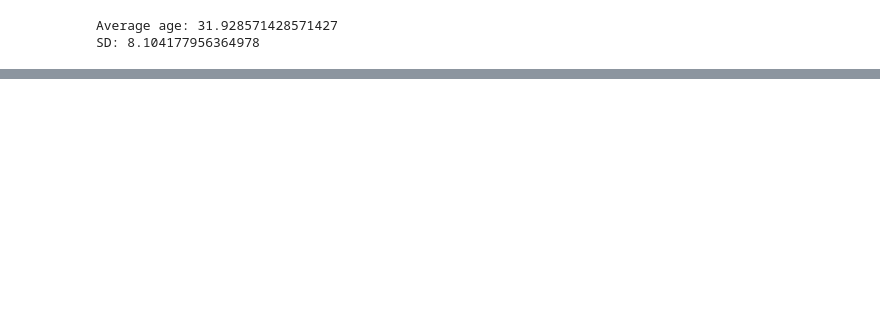
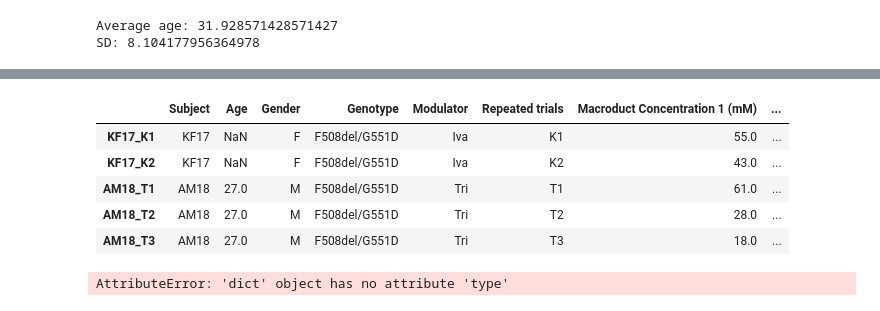
Before and after one commit to dinhtuanphan/MachineLearningForTherapies, a Jupyter notebook: CF.ipynb, the cells around one changed output, grey strips where cells are left out. Saved outputs shown, nothing was run; the diff lists cells and outputs as text; code cells hidden in the pictures; blank space fills up the shorter version.

```diff
--- a/CF.ipynb
+++ b/CF.ipynb
@@ -196,0 +187,13 @@ cf_sorted.to_csv("cf_sorted.csv")
+# %%
+cf.head()
+# %% [output]
+|  | Subject | Age | Gender | Genotype | Modulator | Repeated trials | Macroduct Concentration 1 (mM) | ... |
+| KF17_K1 | KF17 | NaN | F | F508del/G551D | Iva | K1 | 55.0 | ... |
+| KF17_K2 | KF17 | NaN | F | F508del/G551D | Iva | K2 | 43.0 | ... |
+| AM18_T1 | AM18 | 27.0 | M | F508del/G551D | Tri | T1 | 61.0 | ... |
+| AM18_T2 | AM18 | 27.0 | M | F508del/G551D | Tri | T2 | 28.0 | ... |
+| AM18_T3 | AM18 | 27.0 | M | F508del/G551D | Tri | T3 | 18.0 | ... |
+# %%
+df.type()
+# %% [output]
+AttributeError: 'dict' object has no attribute 'type'
```
Also changed, not shown: parts of 3 cells of this notebook.
